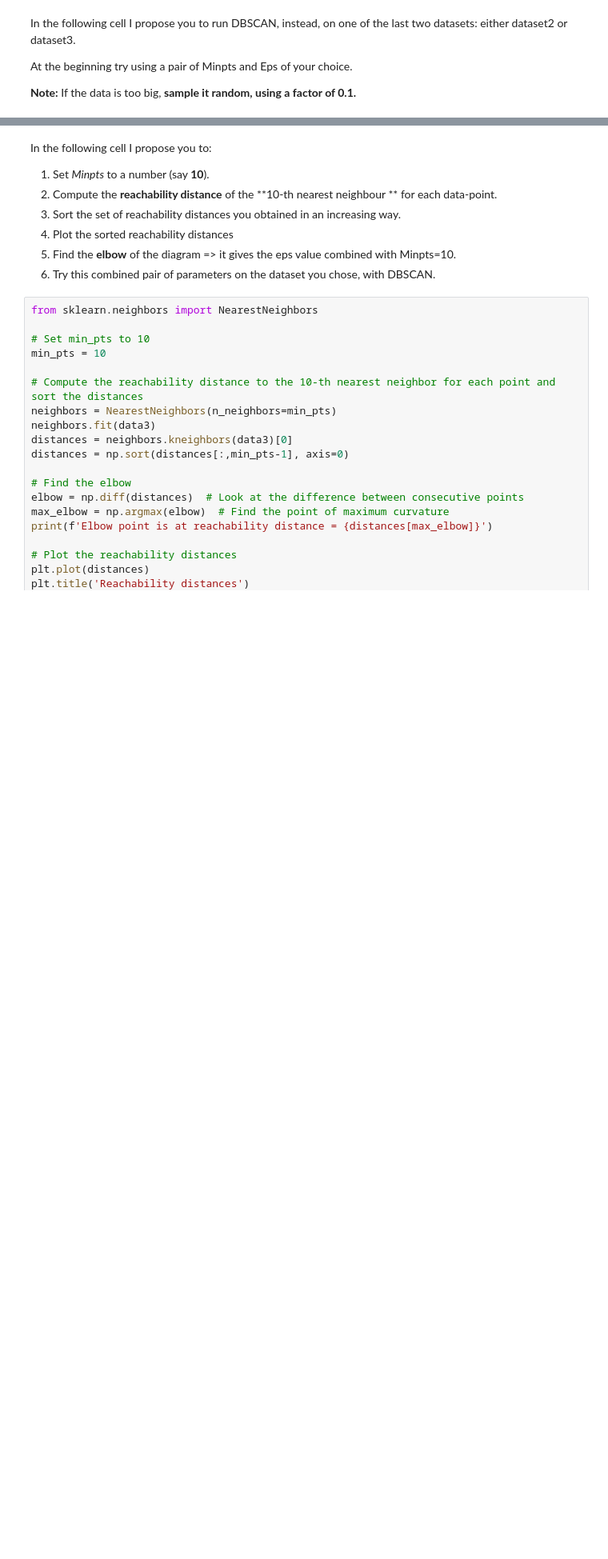
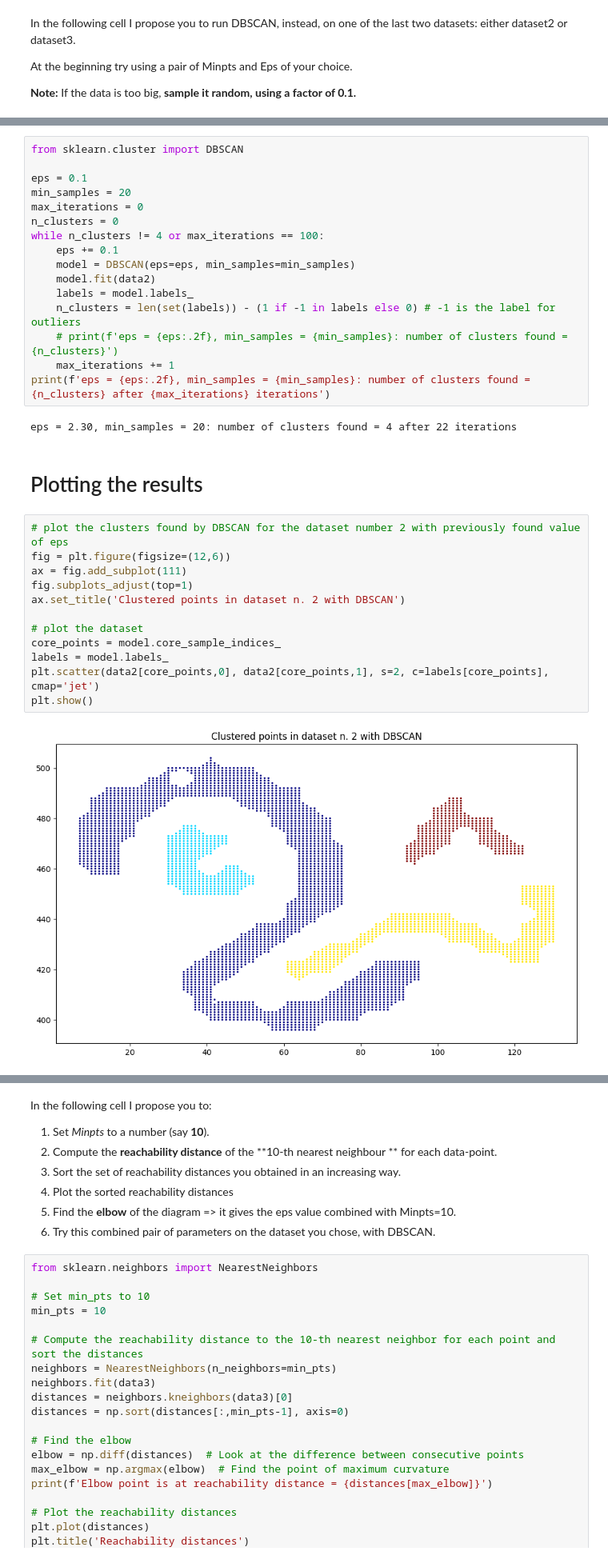
Before and after one commit to jakbtg/AAUT, a Jupyter notebook: Meo/3-clustering.ipynb, the cells around one changed output, grey strips where cells are left out. Shown at 80% size. Drawn from its saved outputs; the diff is of its cells as text; blank space fills up the shorter version.

```diff
--- a/Meo/3-clustering.ipynb
+++ b/Meo/3-clustering.ipynb
@@ -313,0 +316,34 @@ If the data is too big, **sample it random, using a factor of 0.1.**
+# %%
+from sklearn.cluster import DBSCAN
+
+eps = 0.1
+min_samples = 20
+max_iterations = 0
+n_clusters = 0
+while n_clusters != 4 or max_iterations == 100:
+    eps += 0.1
+    model = DBSCAN(eps=eps, min_samples=min_samples)
+    model.fit(data2)
+    labels = model.labels_
+    n_clusters = len(set(labels)) - (1 if -1 in labels else 0) # -1 is the label for outliers
+    # print(f'eps = {eps:.2f}, min_samples = {min_samples}: number of clusters found = {n_clusters}')
+    max_iterations += 1
+print(f'eps = {eps:.2f}, min_samples = {min_samples}: number of clusters found = {n_clusters} after {max_iterations} iterations')
+# %% [output]
+eps = 2.30, min_samples = 20: number of clusters found = 4 after 22 iterations
+# %% [markdown]
+# Plotting the results
+# %%
+# plot the clusters found by DBSCAN for the dataset number 2 with previously found value of eps
+fig = plt.figure(figsize=(12,6))
+ax = fig.add_subplot(111)
+fig.subplots_adjust(top=1)
+ax.set_title('Clustered points in dataset n. 2 with DBSCAN')
+
+# plot the dataset
+core_points = model.core_sample_indices_
+labels = model.labels_
+plt.scatter(data2[core_points,0], data2[core_points,1], s=2, c=labels[core_points], cmap='jet')
+plt.show()
+# %% [output]
+[figure, added]
```
Also changed, not shown: parts of 4 cells of this notebook.
